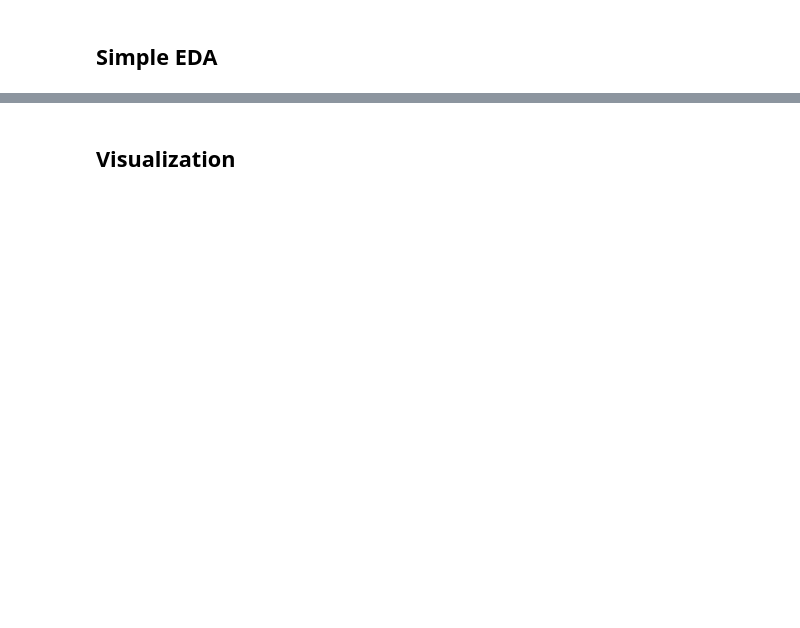
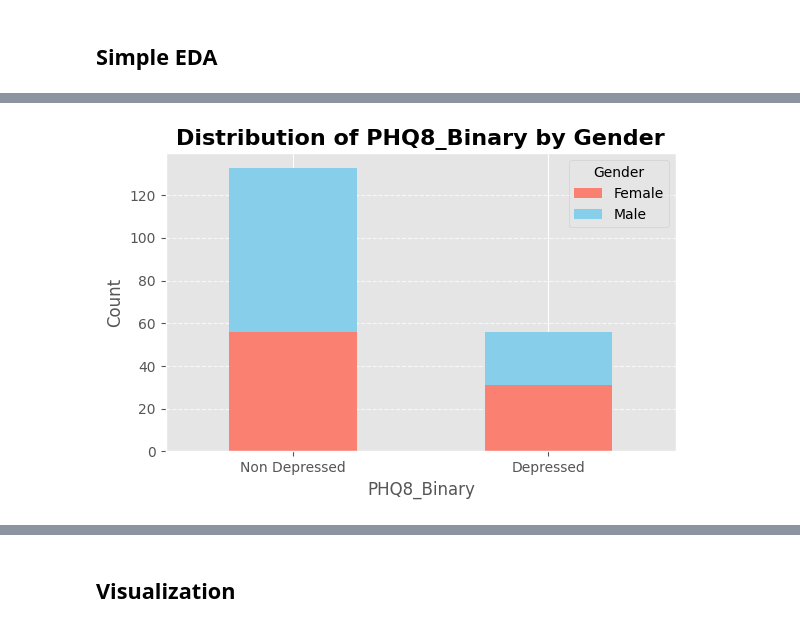
Before and after one commit to gn0219/daic-woz, a Jupyter notebook: eda.ipynb, the cells around one changed output, grey strips where cells are left out. Cells and saved outputs as stored; diff of their text form; code cells hidden in the pictures; blank space fills up the shorter version.

```diff
--- a/eda.ipynb
+++ b/eda.ipynb
@@ -172,3 +249,21 @@ df.to_csv("data/df.csv", index=False)
+# %%
+import seaborn as sns
+import matplotlib.pyplot as plt
+# Create a stacked bar chart for the distribution of PHQ8_Binary by Gender
+df_grouped = df.groupby(['PHQ8_Binary', 'Gender']).size().unstack(fill_value=0)
+
+df_grouped.plot(kind='bar', stacked=True, figsize=(6, 4), color=['salmon', 'skyblue'])
+plt.title("Distribution of PHQ8_Binary by Gender", fontsize=16, fontweight='bold')
+plt.xlabel("PHQ8_Binary", fontsize=12)
+plt.ylabel("Count", fontsize=12)
+plt.xticks(ticks=[0, 1], labels=["Non Depressed", "Depressed"], fontsize=10, rotation=0)
+plt.yticks(fontsize=10)
+plt.legend(title="Gender", labels=["Female", "Male"], fontsize=10) # 0: Female, 1: Male
+plt.grid(axis='y', linestyle='--', alpha=0.7)
+plt.tight_layout()
+plt.show()
+# %% [output]
+[figure, added]
 # %%
 import seaborn as sns
 import matplotlib.pyplot as plt
```
Also changed, not shown: parts of 19 cells of this notebook.
